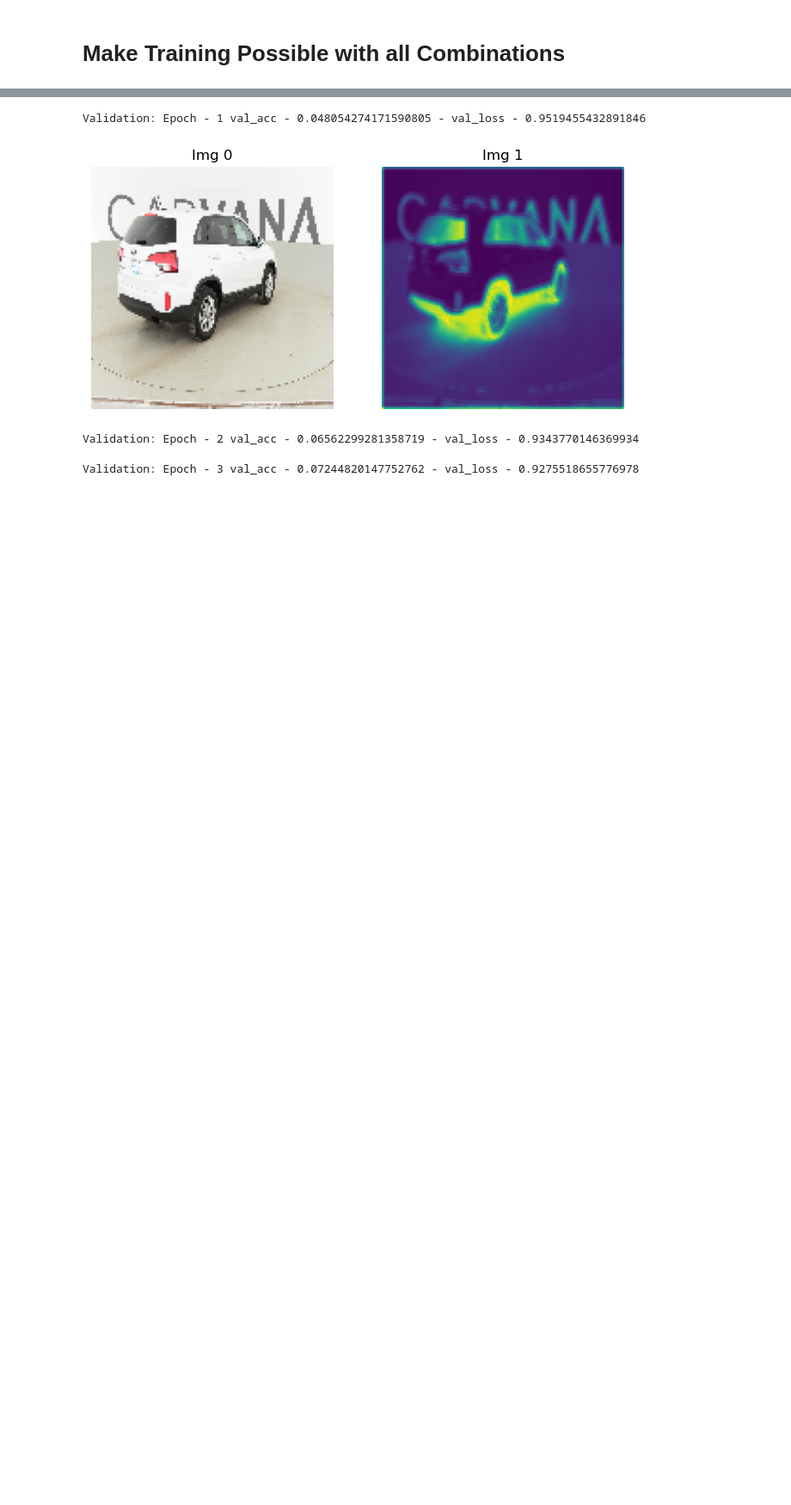
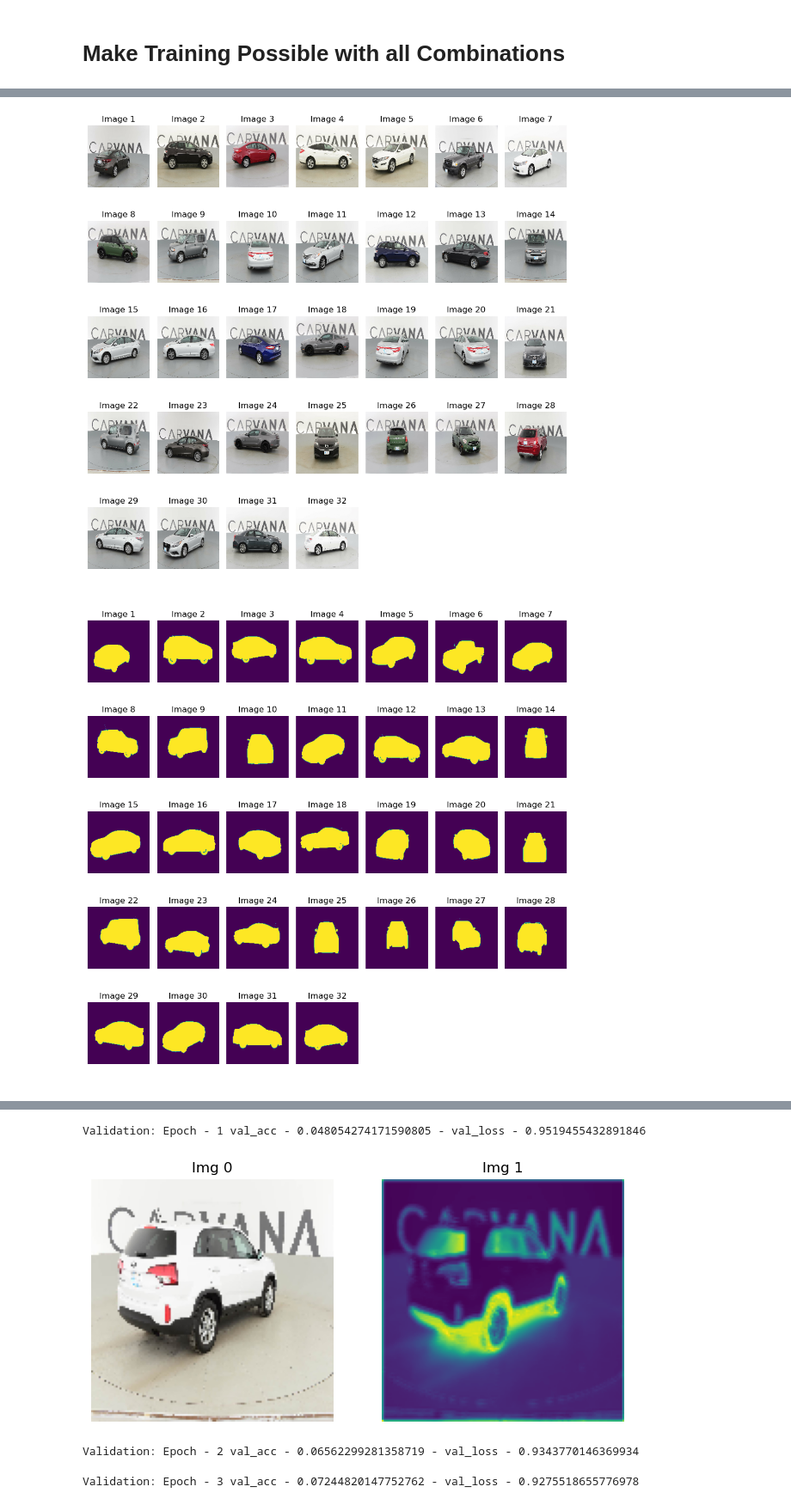
Before and after one commit to gmangonz/Instance-Segmentation, a Jupyter notebook: test.ipynb, the cells around one changed output, grey strips where cells are left out. Shown at 86% size. Cells and saved outputs as stored; diff of their text form; code cells hidden in the pictures; blank space fills up the shorter version.

```diff
--- a/test.ipynb
+++ b/test.ipynb
@@ -193,0 +225,33 @@ display_imgs(*test_augmenter(test_imgs))
+# %%
+translate = 0.2
+rot = 0.5
+scale = 0.35
+p = 0.9
+img_size = (128, 128)
+kernel_size = 3
+sigma = 1
+min_height = 50
+min_width = 50
+max_height = 80
+max_width = 80
+
+aug_functions = [
+    RandomHorizontalFlip(probability=p),
+    RandomShift(translate=translate, probability=p),
+    RandomRotate(probability=p, rot=rot),
+    RandomZoom(probability=p, height_factor=scale, width_factor=scale),
+    RandomMirror(probability=p),
+    AddNoise(probability=p),
+    GaussianBlur(kernel_size=kernel_size, sigma=sigma, probability=p),
+    OverlayBox(probability=p, min_height=min_height, min_width=min_width, height=max_height, width=max_width)
+]
+
+test_ada = build_augmenter(aug_functions, args.img_size)
+# %%
+out_aug_imgs = test_ada((test_imgs[0], test_imgs[1], tf.constant([0.0])))
+# %%
+visualize_outputs(data=out_aug_imgs, figsize=(10,10))
+visualize_outputs(data=[out_aug_imgs[1], out_aug_imgs[0]], figsize=(10,10))
+# %% [output]
+[figure, added]
+[figure, added]
```
Also changed, not shown: parts of 17 cells of this notebook, 2 other files.
